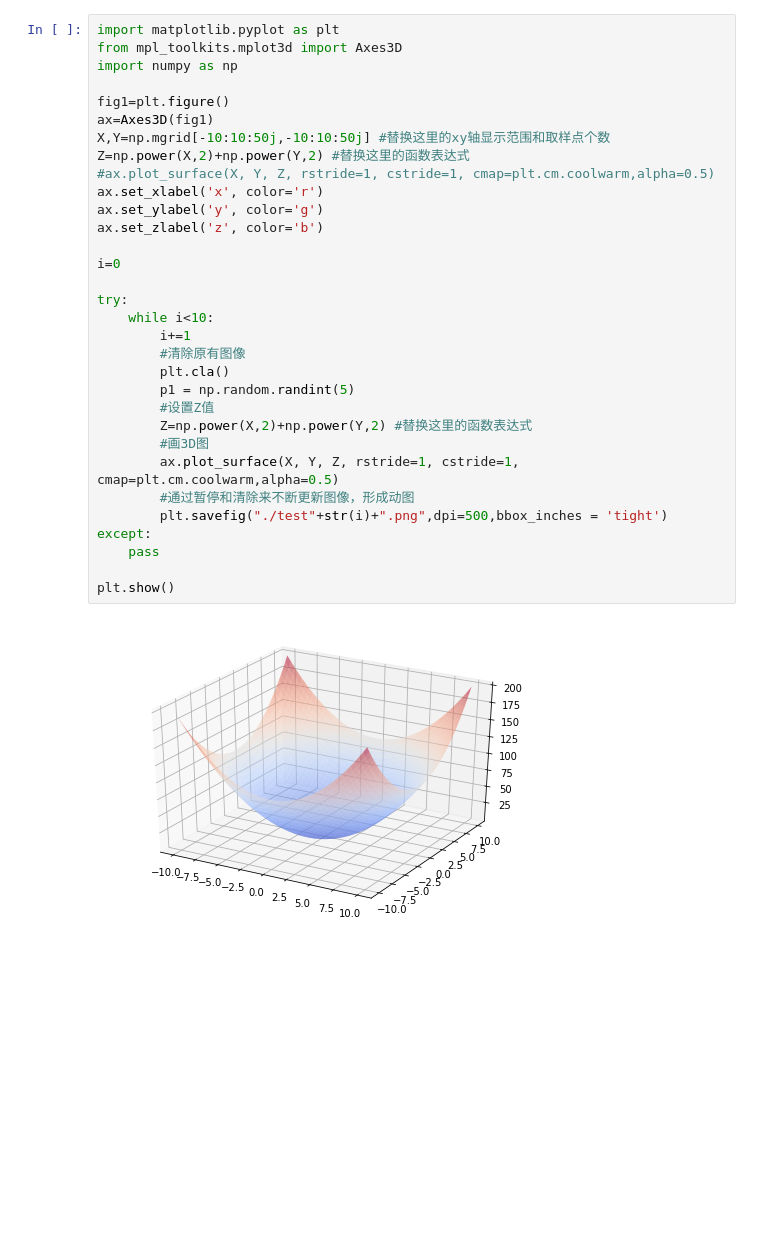
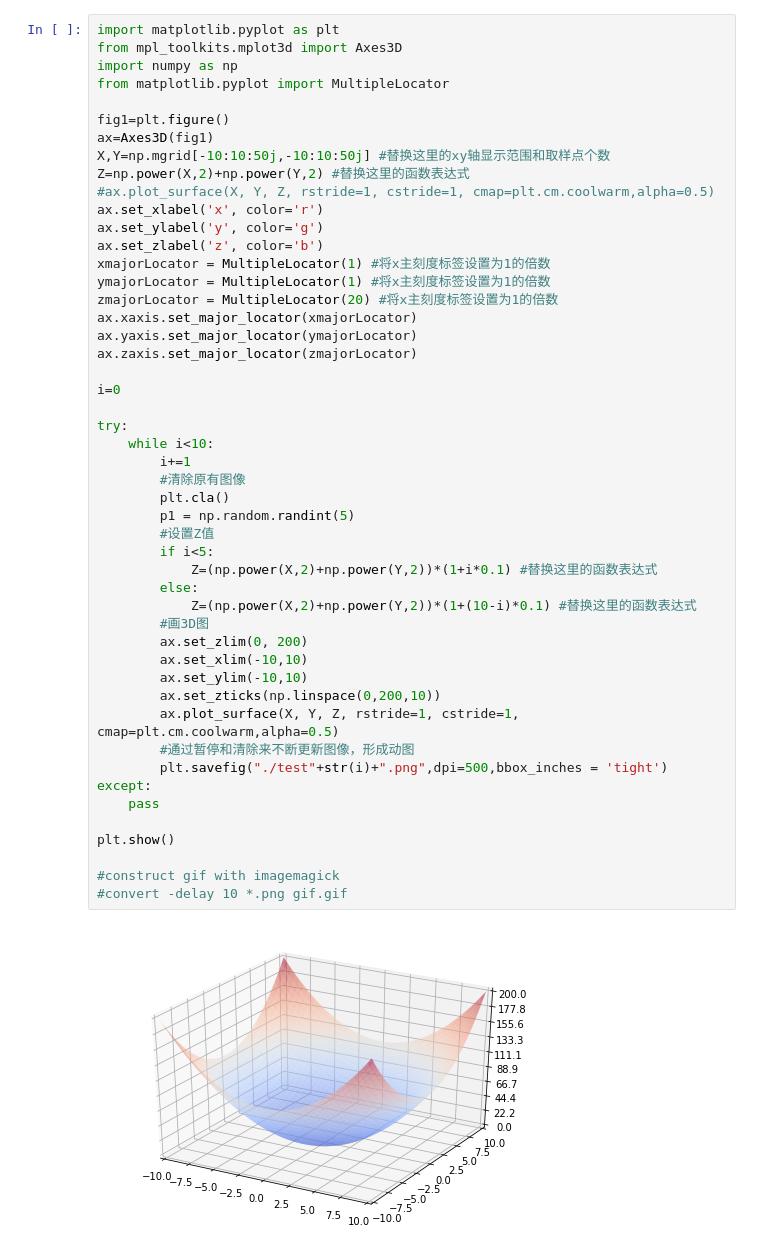
Before and after one commit to kastaineibum/WittyMathematics, a Jupyter notebook: testanimation.ipynb, the cells around one changed output. Saved outputs shown, nothing was run; the diff lists cells and outputs as text; blank space fills up the shorter version.

```diff
--- a/testanimation.ipynb
+++ b/testanimation.ipynb
@@ -47,33 +62,50 @@ plt.show()
 import matplotlib.pyplot as plt
 from mpl_toolkits.mplot3d import Axes3D
 import numpy as np
+from matplotlib.pyplot import MultipleLocator
 
 fig1=plt.figure()
 ax=Axes3D(fig1)
 X,Y=np.mgrid[-10:10:50j,-10:10:50j] #替换这里的xy轴显示范围和取样点个数
 Z=np.power(X,2)+np.power(Y,2) #替换这里的函数表达式
 #ax.plot_surface(X, Y, Z, rstride=1, cstride=1, cmap=plt.cm.coolwarm,alpha=0.5)
 ax.set_xlabel('x', color='r')
 ax.set_ylabel('y', color='g')
 ax.set_zlabel('z', color='b')
+xmajorLocator = MultipleLocator(1) #将x主刻度标签设置为1的倍数
+ymajorLocator = MultipleLocator(1) #将x主刻度标签设置为1的倍数
+zmajorLocator = MultipleLocator(20) #将x主刻度标签设置为1的倍数
+ax.xaxis.set_major_locator(xmajorLocator)
+ax.yaxis.set_major_locator(ymajorLocator)
+ax.zaxis.set_major_locator(zmajorLocator)
 
 i=0
 
 try:
     while i<10:
         i+=1
         #清除原有图像
         plt.cla()
         p1 = np.random.randint(5)
         #设置Z值
-        Z=np.power(X,2)+np.power(Y,2) #替换这里的函数表达式
+        if i<5:
+            Z=(np.power(X,2)+np.power(Y,2))*(1+i*0.1) #替换这里的函数表达式
+        else:
+            Z=(np.power(X,2)+np.power(Y,2))*(1+(10-i)*0.1) #替换这里的函数表达式
         #画3D图
+        ax.set_zlim(0, 200)
+        ax.set_xlim(-10,10)
+        ax.set_ylim(-10,10)
+        ax.set_zticks(np.linspace(0,200,10))
         ax.plot_surface(X, Y, Z, rstride=1, cstride=1, cmap=plt.cm.coolwarm,alpha=0.5)
         #通过暂停和清除来不断更新图像，形成动图
         plt.savefig("./test"+str(i)+".png",dpi=500,bbox_inches = 'tight')
 except:
     pass
 
 plt.show()
+
+#construct gif with imagemagick
+#convert -delay 10 *.png gif.gif
 # %% [output]
-[figure, old version]
+[figure, new version]
```
Also changed, not shown: parts of 2 cells of this notebook, 3 other files.
